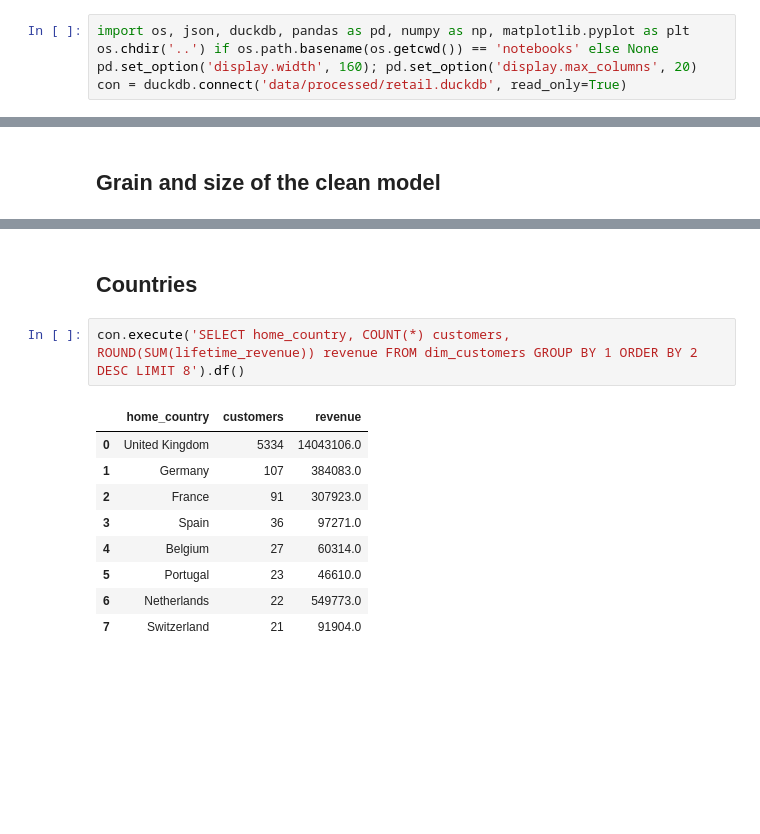
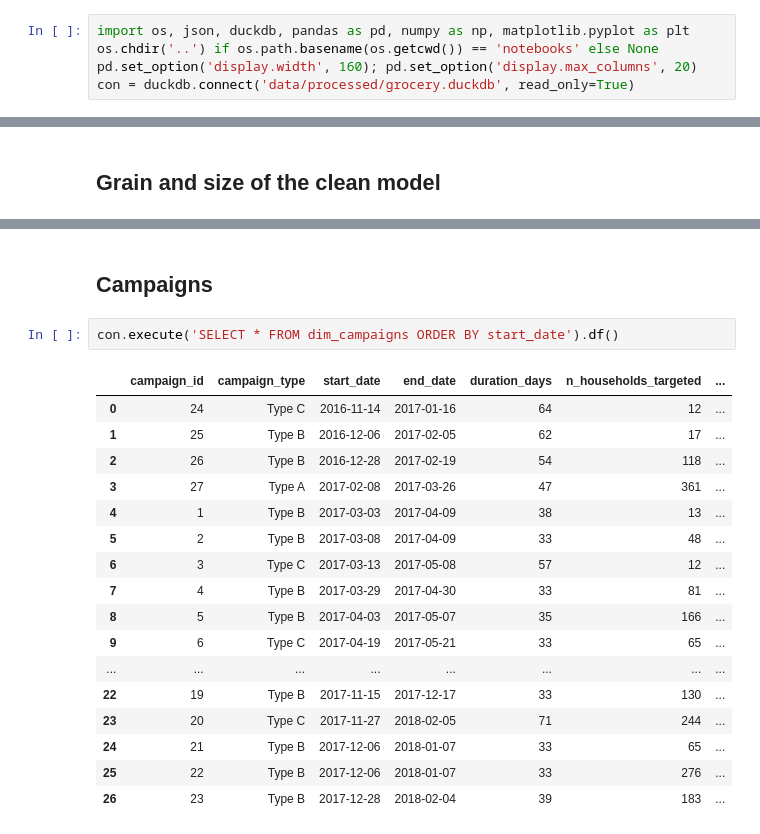
Before and after one commit to Abhi237/customer-churn-clv, a Jupyter notebook: notebooks/01_eda.ipynb, the cells around one changed output, grey strips where cells are left out. Drawn from its saved outputs; the diff is of its cells as text; blank space fills up the shorter version.

```diff
--- a/notebooks/01_eda.ipynb
+++ b/notebooks/01_eda.ipynb
@@ -5,7 +5,7 @@ All tables come from the DuckDB model built by `make sql` (`sql/01..08`). Raw da
 import os, json, duckdb, pandas as pd, numpy as np, matplotlib.pyplot as plt
 os.chdir('..') if os.path.basename(os.getcwd()) == 'notebooks' else None
 pd.set_option('display.width', 160); pd.set_option('display.max_columns', 20)
-con = duckdb.connect('data/processed/retail.duckdb', read_only=True)
+con = duckdb.connect('data/processed/grocery.duckdb', read_only=True)
 # %% [markdown]
 ## Data-quality profile and cleaning waterfall
 # %%
@@ -115,14 +147,22 @@ Top 10% of customers = 63.4% of revenue; top 1% = 31.2%
 # %% [markdown]
-## Countries
+## Campaigns
 # %%
-con.execute('SELECT home_country, COUNT(*) customers, ROUND(SUM(lifetime_revenue)) revenue FROM dim_customers GROUP BY 1 ORDER BY 2 DESC LIMIT 8').df()
+con.execute('SELECT * FROM dim_campaigns ORDER BY start_date').df()
 # %% [output]
-|  | home_country | customers | revenue |
-| 0 | United Kingdom | 5334 | 14043106.0 |
-| 1 | Germany | 107 | 384083.0 |
-| 2 | France | 91 | 307923.0 |
-| 3 | Spain | 36 | 97271.0 |
-| 4 | Belgium | 27 | 60314.0 |
-| 5 | Portugal | 23 | 46610.0 |
-| 6 | Netherlands | 22 | 549773.0 |
-| 7 | Switzerland | 21 | 91904.0 |
+|  | campaign_id | campaign_type | start_date | end_date | duration_days | n_households_targeted | ... |
+| 0 | 24 | Type C | 2016-11-14 | 2017-01-16 | 64 | 12 | ... |
+| 1 | 25 | Type B | 2016-12-06 | 2017-02-05 | 62 | 17 | ... |
+| 2 | 26 | Type B | 2016-12-28 | 2017-02-19 | 54 | 118 | ... |
+| 3 | 27 | Type A | 2017-02-08 | 2017-03-26 | 47 | 361 | ... |
+| 4 | 1 | Type B | 2017-03-03 | 2017-04-09 | 38 | 13 | ... |
+| 5 | 2 | Type B | 2017-03-08 | 2017-04-09 | 33 | 48 | ... |
+| 6 | 3 | Type C | 2017-03-13 | 2017-05-08 | 57 | 12 | ... |
+| 7 | 4 | Type B | 2017-03-29 | 2017-04-30 | 33 | 81 | ... |
+| 8 | 5 | Type B | 2017-04-03 | 2017-05-07 | 35 | 166 | ... |
+| 9 | 6 | Type C | 2017-04-19 | 2017-05-21 | 33 | 65 | ... |
+| ... | ... | ... | ... | ... | ... | ... | ... |
+| 22 | 19 | Type B | 2017-11-15 | 2017-12-17 | 33 | 130 | ... |
+| 23 | 20 | Type C | 2017-11-27 | 2018-02-05 | 71 | 244 | ... |
+| 24 | 21 | Type B | 2017-12-06 | 2018-01-07 | 33 | 65 | ... |
+| 25 | 22 | Type B | 2017-12-06 | 2018-01-07 | 33 | 276 | ... |
+| 26 | 23 | Type B | 2017-12-28 | 2018-02-04 | 39 | 183 | ... |
```
Also changed, not shown: parts of 17 cells of this notebook, 18 other files.
